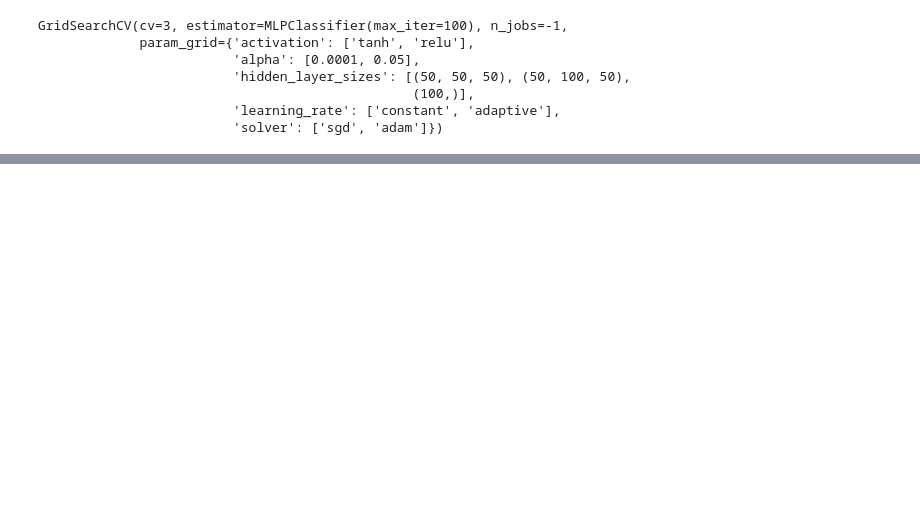
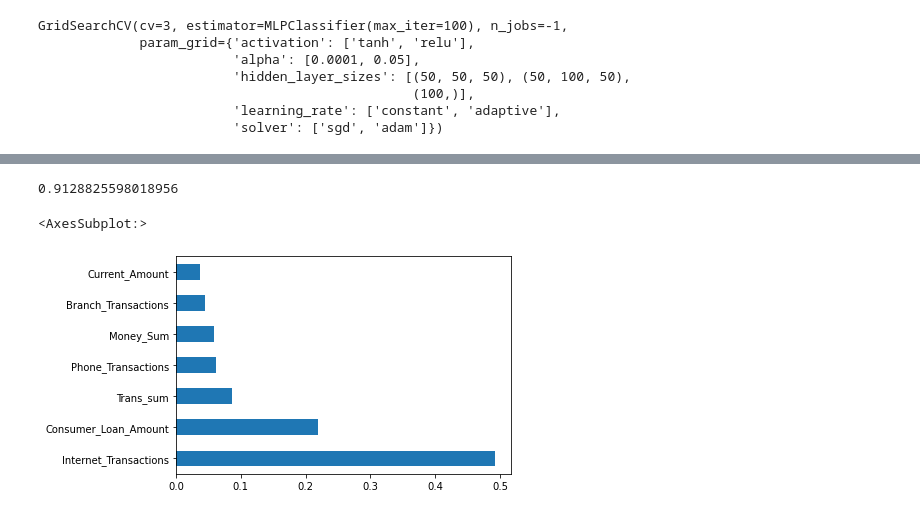
Before and after one commit to DAB-2021/Banking-prediction, a Jupyter notebook: BankModels.ipynb, the cells around one changed output, grey strips where cells are left out. Cells and saved outputs as stored; diff of their text form; code cells hidden in the pictures; blank space fills up the shorter version.

```diff
--- a/BankModels.ipynb
+++ b/BankModels.ipynb
@@ -376,0 +448,31 @@ plt.show()
+# %%
+from imblearn.over_sampling import RandomOverSampler
+
+ros = RandomOverSampler(sampling_strategy = "not majority")
+
+X_res, y_res = ros.fit_resample(X,y)
+# %%
+X_train, X_test, y_train, y_test = train_test_split(X_res, y_res, test_size=0.2, random_state=101)
+# %%
+#scaler upravi hodnoty aby byl mean 0 a std 1 pro kazdou feature zvlast
+scaler = StandardScaler()
+train_scaled = scaler.fit_transform(X_train)
+test_scaled = scaler.transform(X_test)
+# %%
+#Znovu to samé akorát s vybalancovaným datasetem
+params = {
+        'n_estimators': stats.randint(150, 1000),
+        'learning_rate': stats.uniform(0.01, 0.6),
+        'min_child_weight': [1, 5, 10],
+        'gamma': [0.5, 1, 1.5, 2, 5],
+        'subsample': [0.6, 0.8, 1.0,2],
+        'colsample_bytree': [0.6, 0.8, 1.0],
+        'max_depth': [6,7,8,9,10]
+
+        }
+xgb = XGBClassifier()
+rs = RandomizedSearchCV(xgb, param_distributions=params, n_iter=5, n_jobs=4, cv=5, verbose=3, random_state=1001 )
+rs.fit(train_scaled, y_train)
+
+
+y_pred = rs.best_estimator_.predict(test_scaled)
@@ -376,0 +492,11 @@ plt.show()
+# %%
+rs.best_score_
+# %% [output]
+0.9128825598018956
+# %%
+(pd.Series(rs.best_estimator_.feature_importances_, index=X.columns)
+   .nlargest(20)
+   .plot(kind='barh'))
+# %% [output]
+<AxesSubplot:>
+[figure, added]
```
Also changed, not shown: parts of 37 cells of this notebook.
